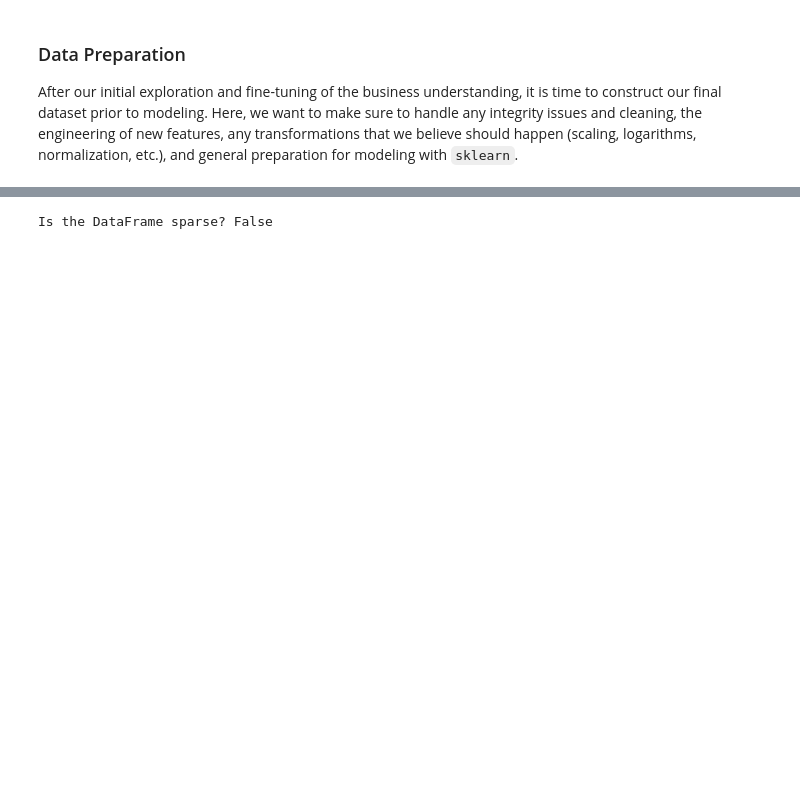
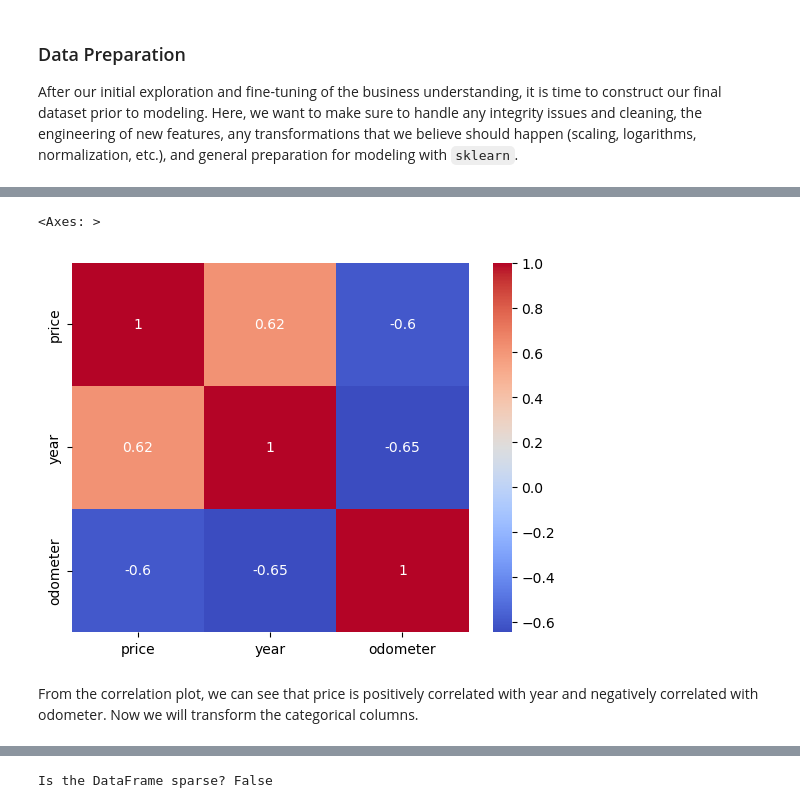
Before and after one commit to kkharel/PriceofaCar, a Jupyter notebook: notebook.ipynb, the cells around one changed output, grey strips where cells are left out. Saved outputs shown, nothing was run; the diff lists cells and outputs as text; code cells hidden in the pictures; blank space fills up the shorter version.

```diff
--- a/notebook.ipynb
+++ b/notebook.ipynb
@@ -695,0 +494,10 @@ dataset = data_transformed_df.reset_index(drop = True)
+# %%
+# We will look at the correlation of numerical features
+
+correlation = overall_data_outlier_removed.corr(numeric_only = True)
+sns.heatmap(correlation, annot = True, cmap = 'coolwarm')
+# %% [output]
+<Axes: >
+[figure, added]
+# %% [markdown]
+From the correlation plot, we can see that price is positively correlated with year and negatively correlated with odometer. Now we will transform the categorical columns.
```
Also changed, not shown: parts of 119 cells of this notebook, 1 other file.
